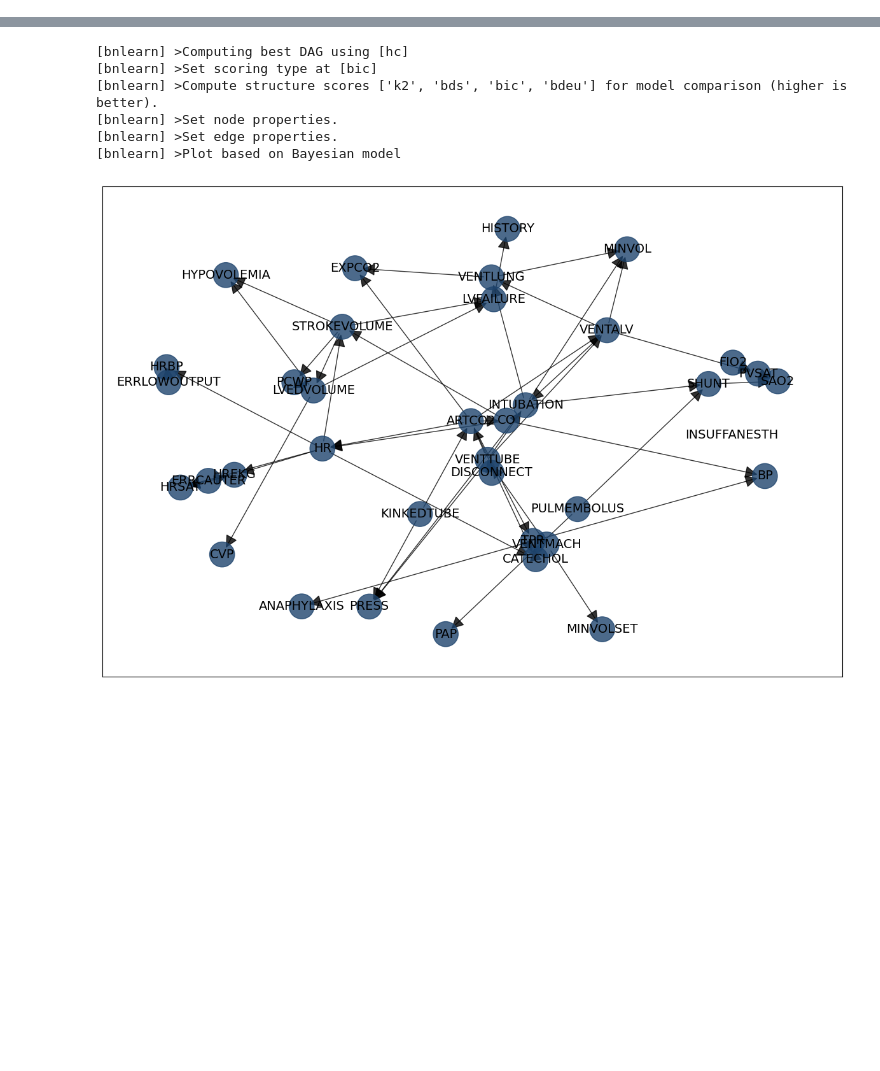
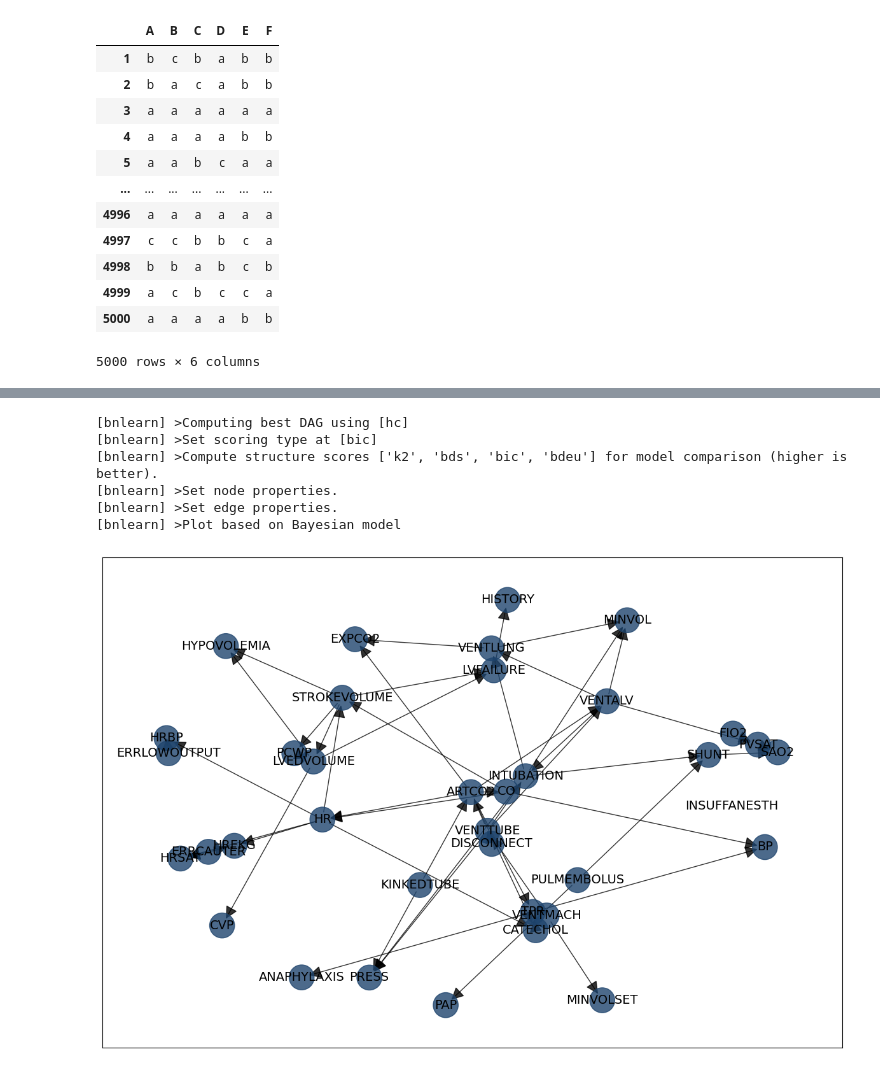
Before and after one commit to Elicit3495/ML_FYP, a Jupyter notebook: Untitled1.ipynb, the cells around one changed output, grey strips where cells are left out. Saved outputs shown, nothing was run; the diff lists cells and outputs as text; code cells hidden in the pictures; blank space fills up the shorter version.

```diff
--- a/Untitled1.ipynb
+++ b/Untitled1.ipynb
@@ -8,2 +9,19 @@ def csv_format(csv_file):
 
 #returns the csv_file in a pandas dataframe, formatted properly
+# %%
+df = csv_format('discrete.dat')
+df
+# %% [output]
+|  | A | B | C | D | E | F |
+| 1 | b | c | b | a | b | b |
+| 2 | b | a | c | a | b | b |
+| 3 | a | a | a | a | a | a |
+| 4 | a | a | a | a | b | b |
+| 5 | a | a | b | c | a | a |
+| ... | ... | ... | ... | ... | ... | ... |
+| 4996 | a | a | a | a | a | a |
+| 4997 | c | c | b | b | c | a |
+| 4998 | b | b | a | b | c | b |
+| 4999 | a | c | b | c | c | a |
+| 5000 | a | a | a | a | b | b |
+5000 rows × 6 columns
```
Also changed, not shown: parts of 7 cells of this notebook.
